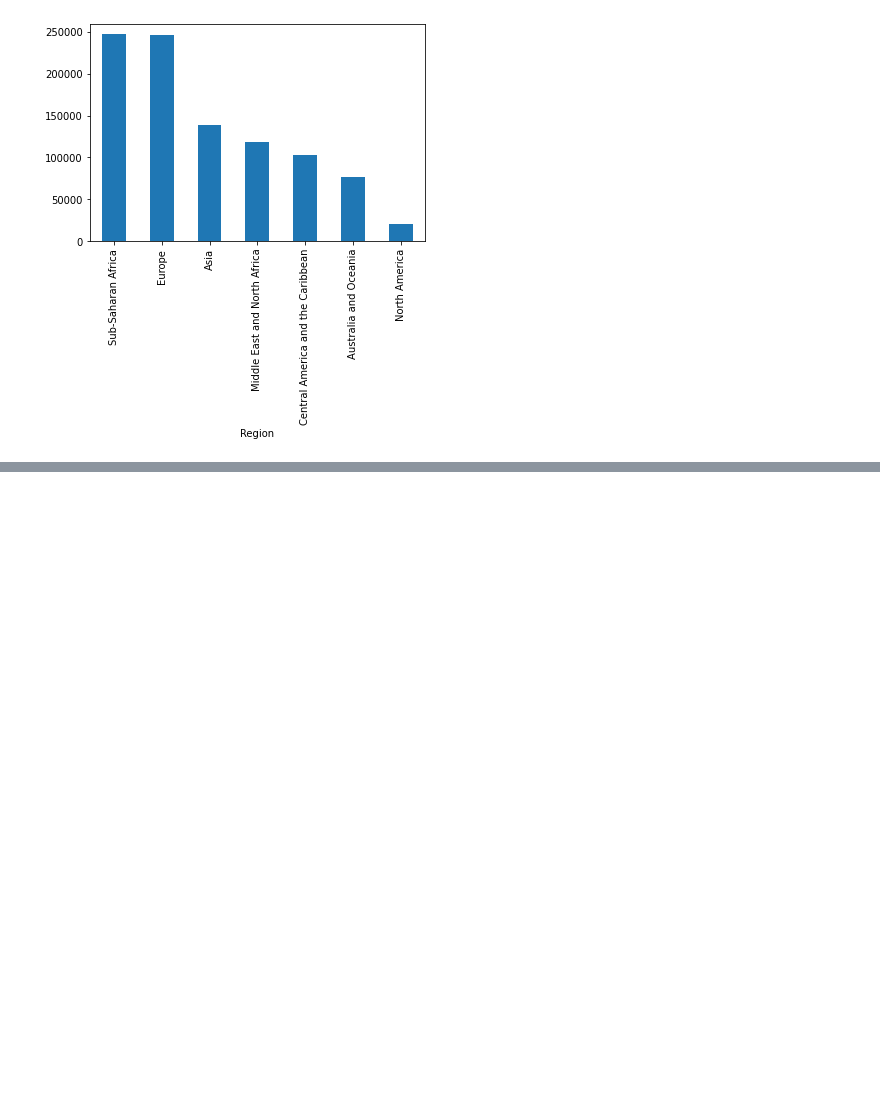
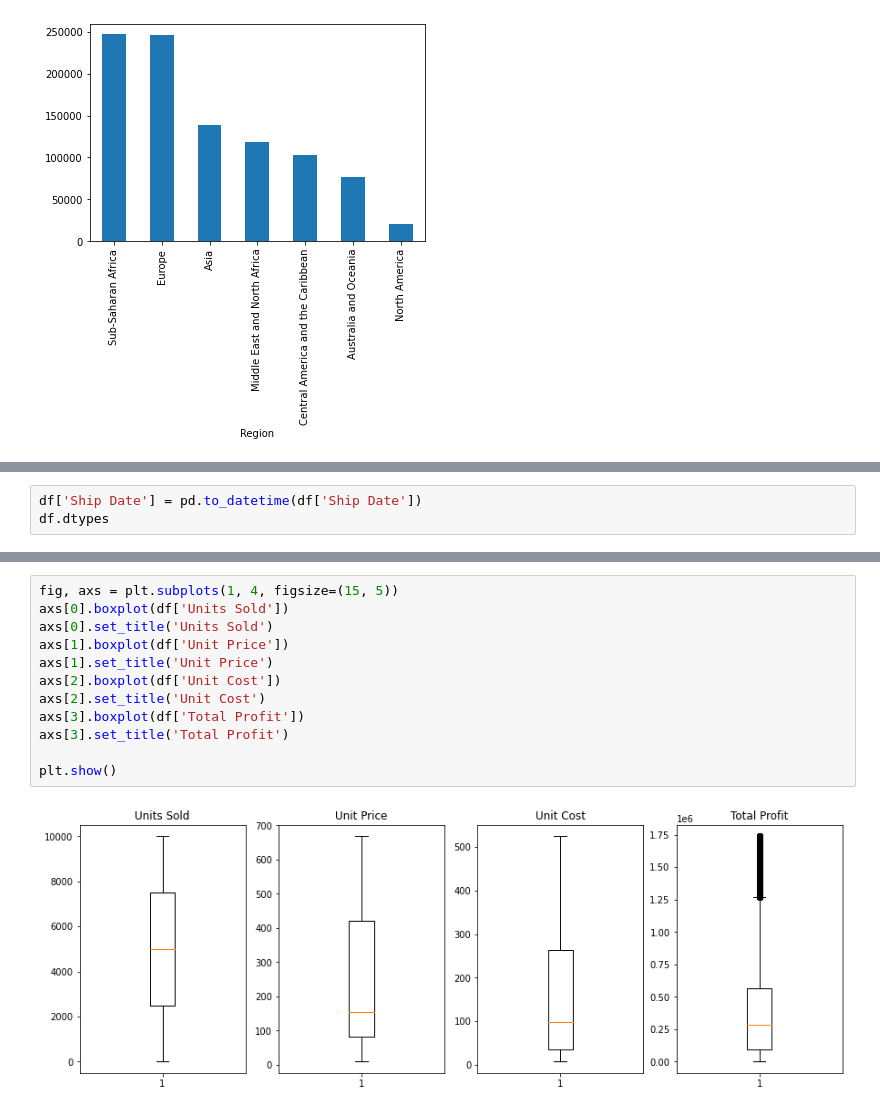
Before and after one commit to AimanHafizi619/My-Work, a Jupyter notebook: EDA_for_1M_Sales.ipynb, the cells around one changed output, grey strips where cells are left out. Saved outputs shown, nothing was run; the diff lists cells and outputs as text; blank space fills up the shorter version.

```diff
--- a/EDA_for_1M_Sales.ipynb
+++ b/EDA_for_1M_Sales.ipynb
@@ -104,0 +141,3 @@ dtype: int64
+# %%
+df['Ship Date'] = pd.to_datetime(df['Ship Date'])
+df.dtypes
@@ -104,0 +160,14 @@ dtype: int64
+# %%
+fig, axs = plt.subplots(1, 4, figsize=(15, 5))
+axs[0].boxplot(df['Units Sold'])
+axs[0].set_title('Units Sold')
+axs[1].boxplot(df['Unit Price'])
+axs[1].set_title('Unit Price')
+axs[2].boxplot(df['Unit Cost'])
+axs[2].set_title('Unit Cost')
+axs[3].boxplot(df['Total Profit'])
+axs[3].set_title('Total Profit')
+
+plt.show()
+# %% [output]
+[figure, added]
```
Also changed, not shown: parts of 3 cells of this notebook.
